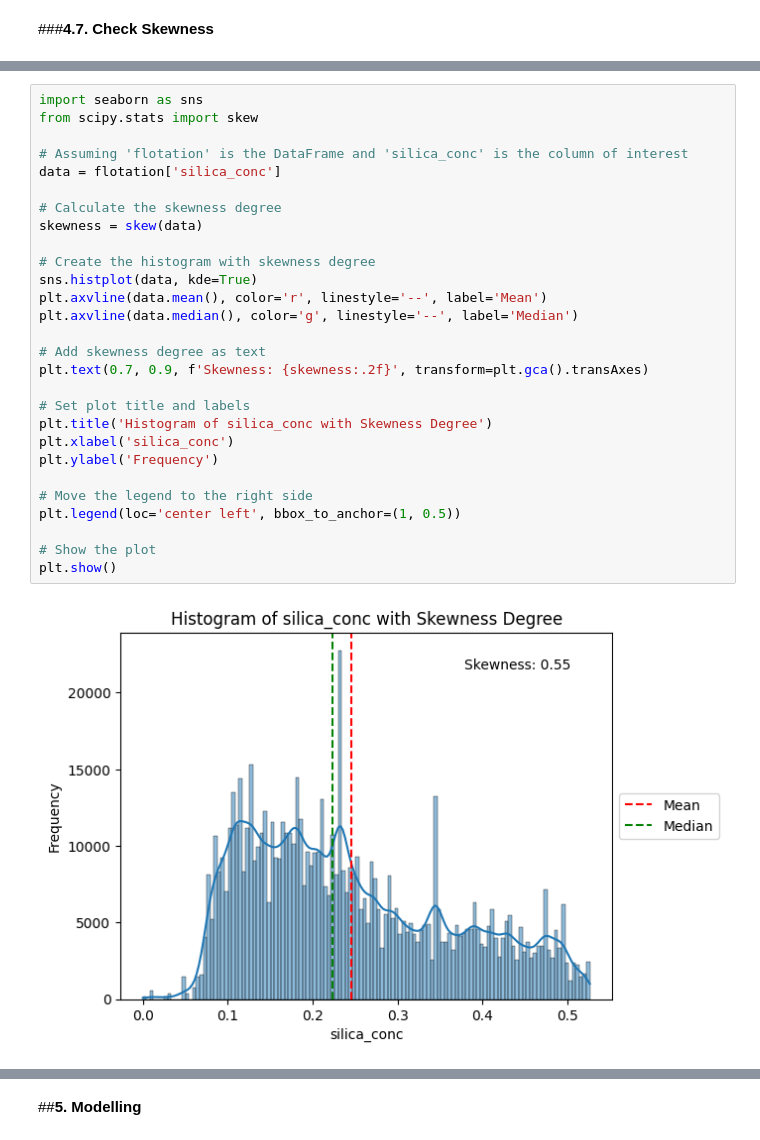
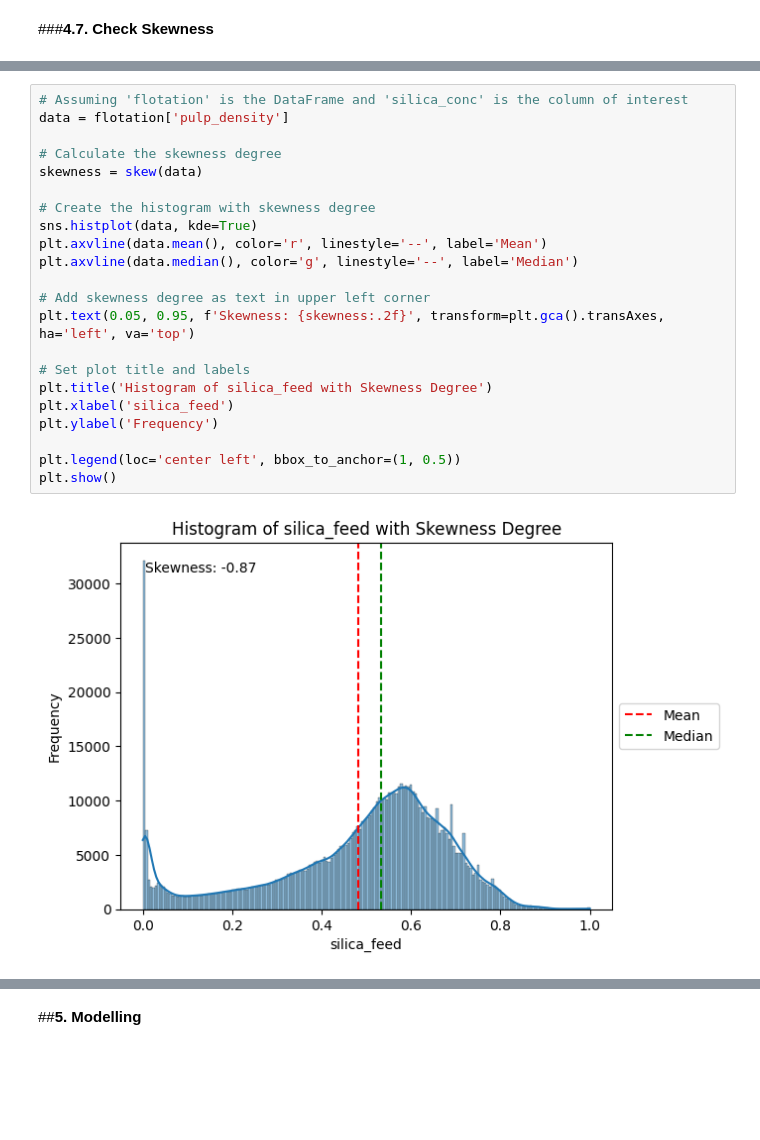
Before and after one commit to arifaygun/Advanced-Pandas, a Jupyter notebook: AA_Iron_Ore_Froth_Flotation_Quality_Prediction.ipynb, the cells around one changed output, grey strips where cells are left out. Drawn from its saved outputs; the diff is of its cells as text; blank space fills up the shorter version.

```diff
--- a/AA_Iron_Ore_Froth_Flotation_Quality_Prediction.ipynb
+++ b/AA_Iron_Ore_Froth_Flotation_Quality_Prediction.ipynb
@@ -507,30 +803,24 @@ Skewness: 0.5523580724792839
 # %%
-import seaborn as sns
-from scipy.stats import skew
-
 # Assuming 'flotation' is the DataFrame and 'silica_conc' is the column of interest
-data = flotation['silica_conc']
+data = flotation['pulp_density']
 
 # Calculate the skewness degree
 skewness = skew(data)
 
 # Create the histogram with skewness degree
 sns.histplot(data, kde=True)
 plt.axvline(data.mean(), color='r', linestyle='--', label='Mean')
 plt.axvline(data.median(), color='g', linestyle='--', label='Median')
 
-# Add skewness degree as text
-plt.text(0.7, 0.9, f'Skewness: {skewness:.2f}', transform=plt.gca().transAxes)
+# Add skewness degree as text in upper left corner
+plt.text(0.05, 0.95, f'Skewness: {skewness:.2f}', transform=plt.gca().transAxes, ha='left', va='top')
 
 # Set plot title and labels
-plt.title('Histogram of silica_conc with Skewness Degree')
-plt.xlabel('silica_conc')
+plt.title('Histogram of silica_feed with Skewness Degree')
+plt.xlabel('silica_feed')
 plt.ylabel('Frequency')
 
-# Move the legend to the right side
 plt.legend(loc='center left', bbox_to_anchor=(1, 0.5))
-
-# Show the plot
 plt.show()
 # %% [output]
-[figure, old version]
+[figure, new version]
```
Also changed, not shown: parts of 43 cells of this notebook.
